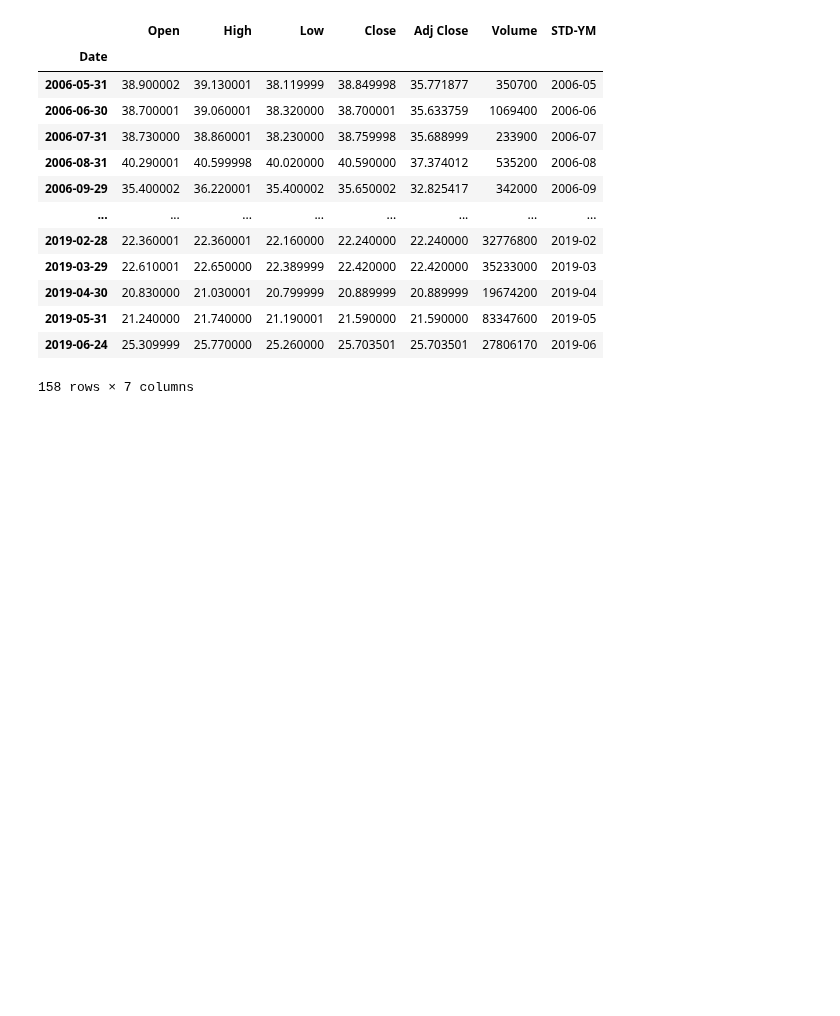
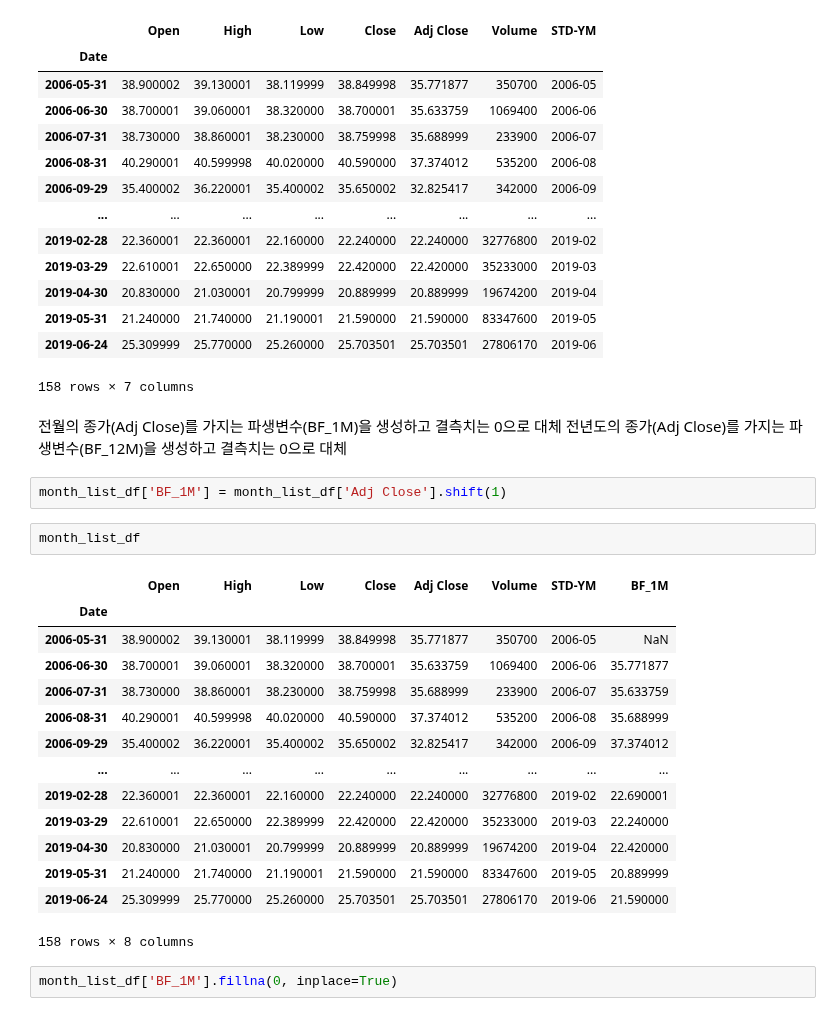
Before and after one commit to sejinhwang97ko/2023prac, a Jupyter notebook: 20230414/01_momentum.ipynb, the cells around one changed output. Cells and saved outputs as stored; diff of their text form; blank space fills up the shorter version.

```diff
--- a/20230414/01_momentum.ipynb
+++ b/20230414/01_momentum.ipynb
@@ -193,3 +193,27 @@ month_list_df
 | 2019-05-31 | 21.240000 | 21.740000 | 21.190001 | 21.590000 | 21.590000 | 83347600 | 2019-05 |
 | 2019-06-24 | 25.309999 | 25.770000 | 25.260000 | 25.703501 | 25.703501 | 27806170 | 2019-06 |
 158 rows × 7 columns
+# %% [markdown]
+전월의 종가(Adj Close)를 가지는 파생변수(BF_1M)을 생성하고 결측치는 0으로 대체
+전년도의 종가(Adj Close)를 가지는 파생변수(BF_12M)을 생성하고 결측치는 0으로 대체
+# %%
+month_list_df['BF_1M'] = month_list_df['Adj Close'].shift(1)
+# %%
+month_list_df
+# %% [output]
+|  | Open | High | Low | Close | Adj Close | Volume | STD-YM | BF_1M |
+| Date |  |  |  |  |  |  |  |  |
+| 2006-05-31 | 38.900002 | 39.130001 | 38.119999 | 38.849998 | 35.771877 | 350700 | 2006-05 | NaN |
+| 2006-06-30 | 38.700001 | 39.060001 | 38.320000 | 38.700001 | 35.633759 | 1069400 | 2006-06 | 35.771877 |
+| 2006-07-31 | 38.730000 | 38.860001 | 38.230000 | 38.759998 | 35.688999 | 233900 | 2006-07 | 35.633759 |
+| 2006-08-31 | 40.290001 | 40.599998 | 40.020000 | 40.590000 | 37.374012 | 535200 | 2006-08 | 35.688999 |
+| 2006-09-29 | 35.400002 | 36.220001 | 35.400002 | 35.650002 | 32.825417 | 342000 | 2006-09 | 37.374012 |
+| ... | ... | ... | ... | ... | ... | ... | ... | ... |
+| 2019-02-28 | 22.360001 | 22.360001 | 22.160000 | 22.240000 | 22.240000 | 32776800 | 2019-02 | 22.690001 |
+| 2019-03-29 | 22.610001 | 22.650000 | 22.389999 | 22.420000 | 22.420000 | 35233000 | 2019-03 | 22.240000 |
+| 2019-04-30 | 20.830000 | 21.030001 | 20.799999 | 20.889999 | 20.889999 | 19674200 | 2019-04 | 22.420000 |
+| 2019-05-31 | 21.240000 | 21.740000 | 21.190001 | 21.590000 | 21.590000 | 83347600 | 2019-05 | 20.889999 |
+| 2019-06-24 | 25.309999 | 25.770000 | 25.260000 | 25.703501 | 25.703501 | 27806170 | 2019-06 | 21.590000 |
+158 rows × 8 columns
+# %%
+month_list_df['BF_1M'].fillna(0, inplace=True)
```
Also changed, not shown: parts of 5 cells of this notebook, 1 other file.
